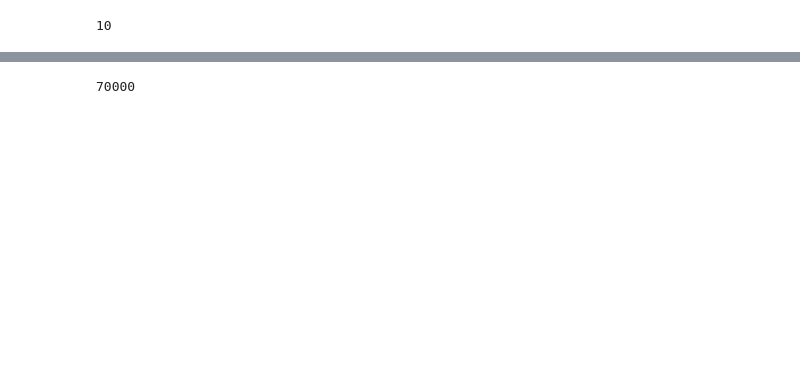
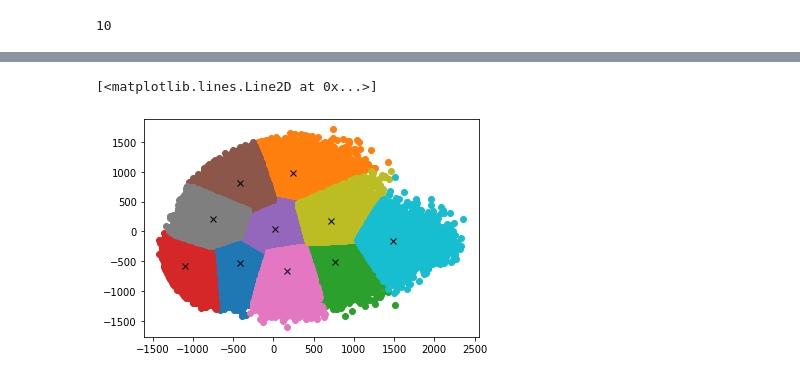
Before and after one commit to DaanMoura/AprendizadoDeMaquina, a Jupyter notebook: trabalho2/AM_Trab2.ipynb, the cells around one changed output, grey strips where cells are left out. Cells and saved outputs as stored; diff of their text form; code cells hidden in the pictures; blank space fills up the shorter version.

```diff
--- a/trabalho2/AM_Trab2.ipynb
+++ b/trabalho2/AM_Trab2.ipynb
@@ -128,8 +190,14 @@ plt.plot(x,y,'x', color = 'black')
+# %%
+
+for i in range (0,10):
+  plt.plot(k_bin[i],z_bin[i],'o')
+plt.plot(x_bin,y_bin,'x', color = 'black')
+# %% [output]
+[<matplotlib.lines.Line2D at 0x...>]
+[figure, added]
 # %%
 plt.figure(figsize=[25, 25])
 for i in range (1, 11):
   for j in range (1, 4):
     plt.subplot(10, 9, (i-1)* 9 + j)
-    plt.imshow(bin_numbers[secrets.choice(list(range(70000)))].reshape(28,28), cmap = 'gray')
+    plt.imshow(bin_numbers[secrets.choice(list(range(5000)))].reshape(28,28), cmap = 'gray')
-# %% [output]
-70000
```
Also changed, not shown: parts of 19 cells of this notebook.
